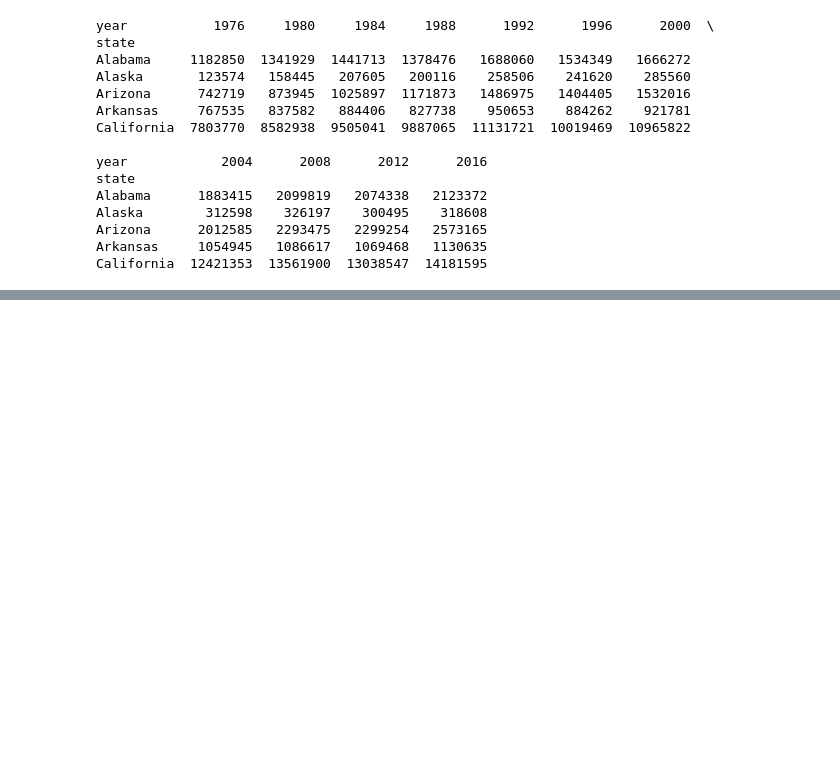
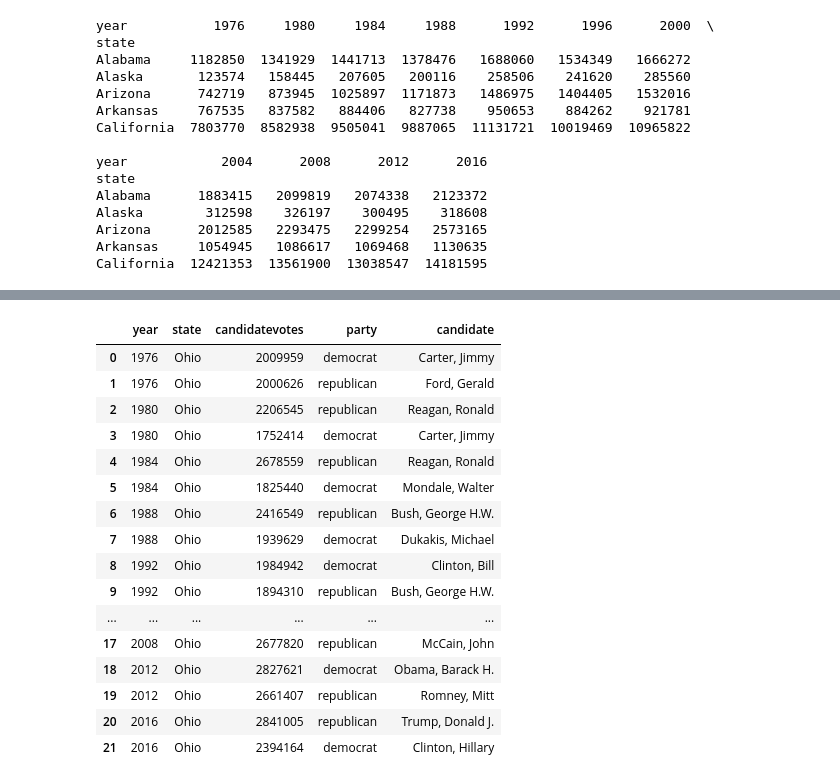
Before and after one commit to HardikGu/Python-Project, a Jupyter notebook: Presidentpred.ipynb, the cells around one changed output, grey strips where cells are left out. Drawn from its saved outputs; the diff is of its cells as text; code cells hidden in the pictures; blank space fills up the shorter version.

```diff
--- a/Presidentpred.ipynb
+++ b/Presidentpred.ipynb
@@ -165,0 +299,3 @@ state_win.head()
+# %%
+#Extracting all Ohio relevant data
+ohio = statevote[statevote['state'] == 'Ohio']
@@ -165,0 +422,29 @@ state_win.head()
+# %%
+#Extracting top 2 candidates which received maximum votes
+ohio_max2 = ohio.groupby(['year','state'])['candidatevotes'].nlargest(2).reset_index()
+# %%
+#Performing an inner join to get party details and candidate names for top 2 candidates
+ohio_max2 = pd.merge(ohio_max2,ohio[['year','party','candidate','candidatevotes']])
+# %%
+#dropping irrelevant column level_2
+ohio_max2 = ohio_max2.drop('level_2', axis = 1)
+# %%
+ohio_max2
+# %% [output]
+|  | year | state | candidatevotes | party | candidate |
+| 0 | 1976 | Ohio | 2009959 | democrat | Carter, Jimmy |
+| 1 | 1976 | Ohio | 2000626 | republican | Ford, Gerald |
+| 2 | 1980 | Ohio | 2206545 | republican | Reagan, Ronald |
+| 3 | 1980 | Ohio | 1752414 | democrat | Carter, Jimmy |
+| 4 | 1984 | Ohio | 2678559 | republican | Reagan, Ronald |
+| 5 | 1984 | Ohio | 1825440 | democrat | Mondale, Walter |
+| 6 | 1988 | Ohio | 2416549 | republican | Bush, George H.W. |
+| 7 | 1988 | Ohio | 1939629 | democrat | Dukakis, Michael |
+| 8 | 1992 | Ohio | 1984942 | democrat | Clinton, Bill |
+| 9 | 1992 | Ohio | 1894310 | republican | Bush, George H.W. |
+| ... | ... | ... | ... | ... | ... |
+| 17 | 2008 | Ohio | 2677820 | republican | McCain, John |
+| 18 | 2012 | Ohio | 2827621 | democrat | Obama, Barack H. |
+| 19 | 2012 | Ohio | 2661407 | republican | Romney, Mitt |
+| 20 | 2016 | Ohio | 2841005 | republican | Trump, Donald J. |
+| 21 | 2016 | Ohio | 2394164 | democrat | Clinton, Hillary |
```
Also changed, not shown: parts of 26 cells of this notebook.
